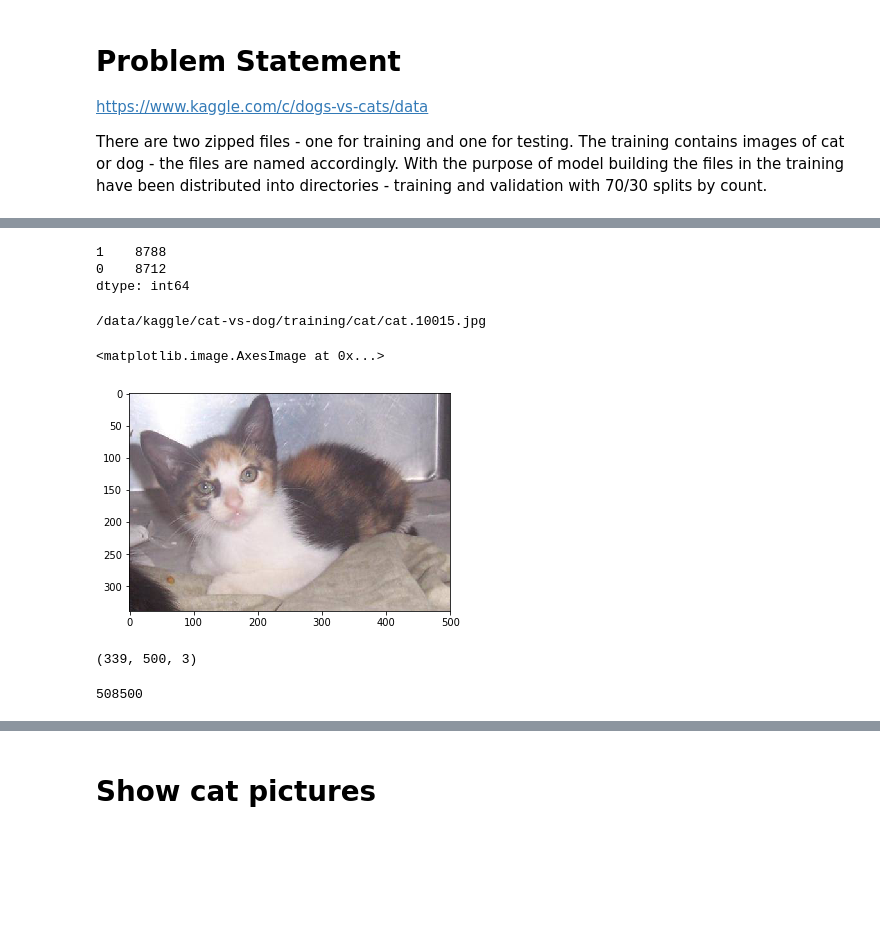
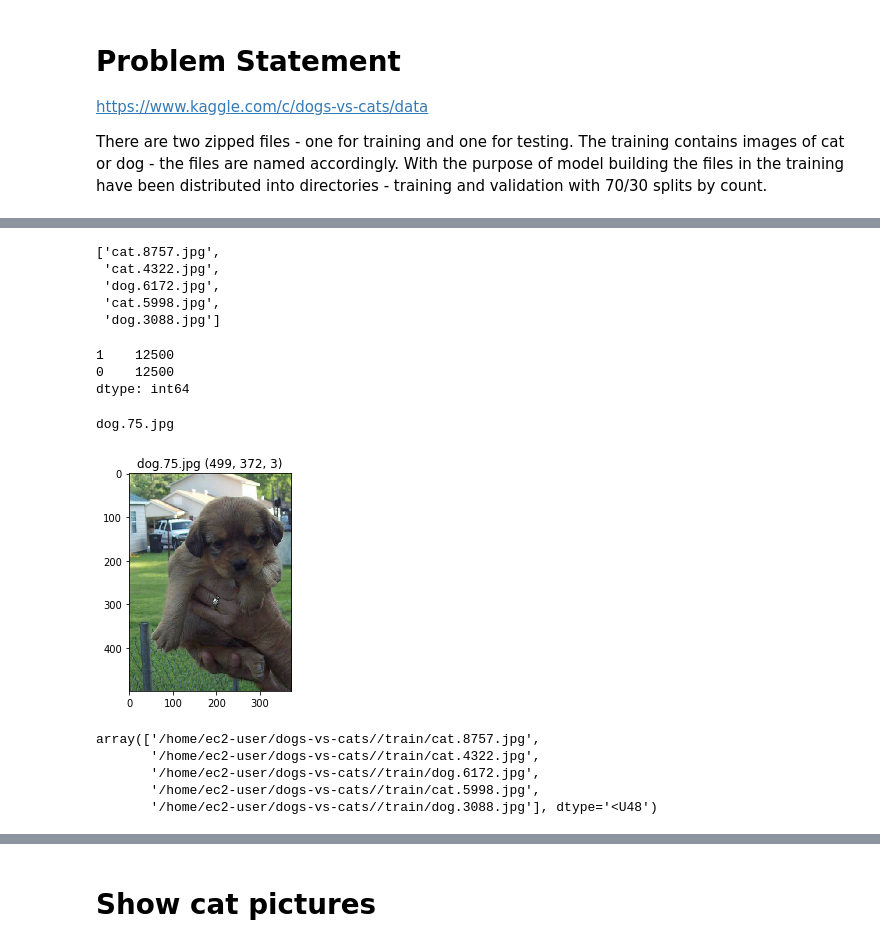
Before and after one commit to abulbasar/neural-networks, a Jupyter notebook: Keras 10 - Cat vs Dog.ipynb, the cells around one changed output, grey strips where cells are left out. Cells and saved outputs as stored; diff of their text form; code cells hidden in the pictures; blank space fills up the shorter version.

```diff
--- a/Keras 10 - Cat vs Dog.ipynb
+++ b/Keras 10 - Cat vs Dog.ipynb
@@ -39,0 +37,2 @@ array(['/data/kaggle/cat-vs-dog/training/cat/cat.0.jpg',
+# %%
+data_home = "/home/ec2-user/dogs-vs-cats/"
@@ -40,25 +105,25 @@ array(['/data/kaggle/cat-vs-dog/training/cat/cat.0.jpg',
+# %%
+files = os.listdir(data_home + "/train")
+files[:5]
+# %% [output]
+['cat.8757.jpg',
+ 'cat.4322.jpg',
+ 'dog.6172.jpg',
+ 'cat.5998.jpg',
+ 'dog.3088.jpg']
 # %%
-y = np.array([1 if "/cat/" in path else 0 for path in files])
+y = np.array([1 if "cat" in path else 0 for path in files])
+pd.Series(y).value_counts()
+# %% [output]
+1    12500
+0    12500
+dtype: int64
-# %%
-pd.Series(y).value_counts()
-# %% [output]
-1    8788
-0    8712
-dtype: int64
 # %%
-path = files[15]
+path = files[100]
 print(path)
-img = ski.io.imread(path)
+img = ski.io.imread(data_home + "/train/" + path)
 plt.imshow(img)
+plt.title(path +" " + str(img.shape));
 # %% [output]
-/data/kaggle/cat-vs-dog/training/cat/cat.10015.jpg
+dog.75.jpg
-<matplotlib.image.AxesImage at 0x...>
-[figure, old version]
+[figure, new version]
-# %%
-img.shape
-# %% [output]
-(339, 500, 3)
-# %%
-np.product(img.shape)
-# %% [output]
-508500
@@ -69,2 +130,11 @@ ski.io.imread("")
+# %%
+paths = np.array([data_home + "/train/" + f for f in files])
+paths[:5]
+# %% [output]
+array(['/home/ec2-user/dogs-vs-cats//train/cat.8757.jpg',
+       '/home/ec2-user/dogs-vs-cats//train/cat.4322.jpg',
+       '/home/ec2-user/dogs-vs-cats//train/dog.6172.jpg',
+       '/home/ec2-user/dogs-vs-cats//train/cat.5998.jpg',
+       '/home/ec2-user/dogs-vs-cats//train/dog.3088.jpg'], dtype='<U48')
 # %%
 sizes = set()
```
Also changed, not shown: parts of 41 cells of this notebook, 6 other files.
